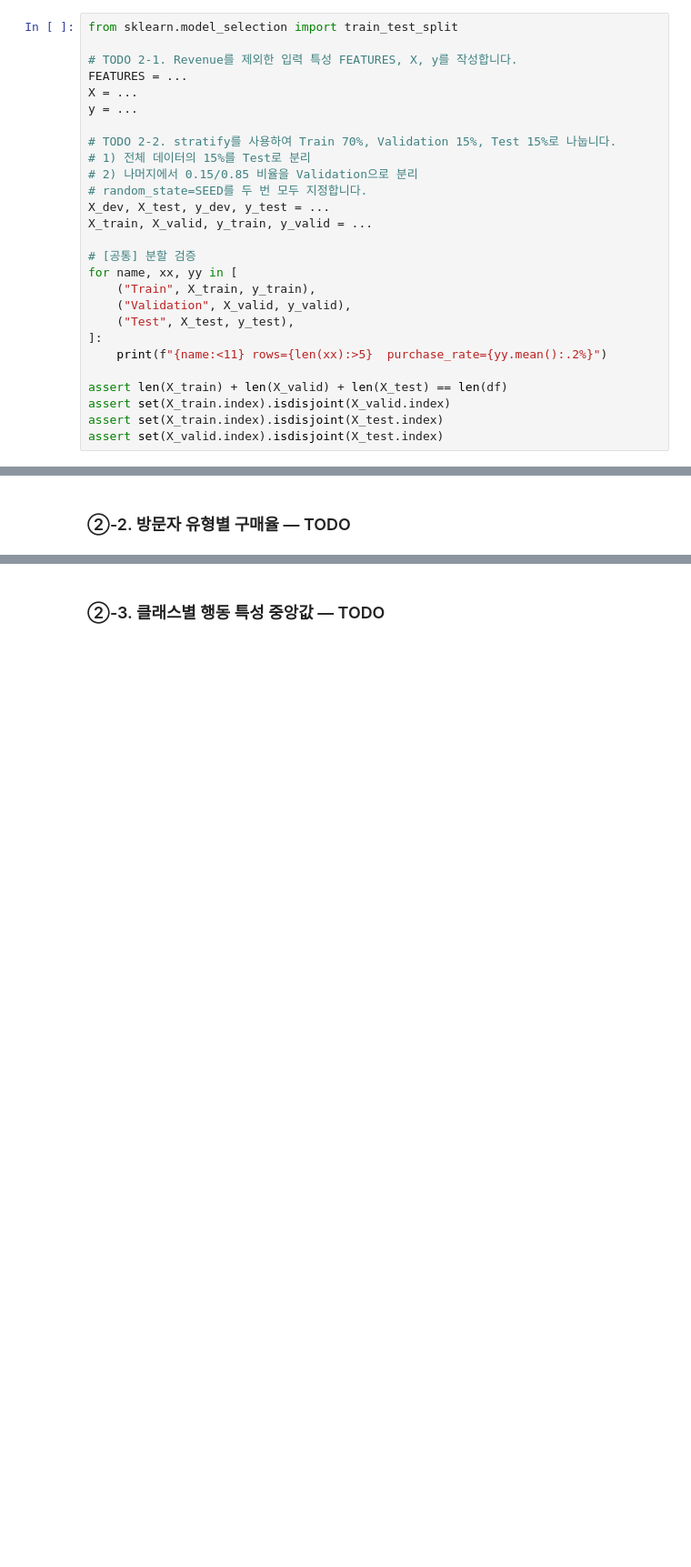
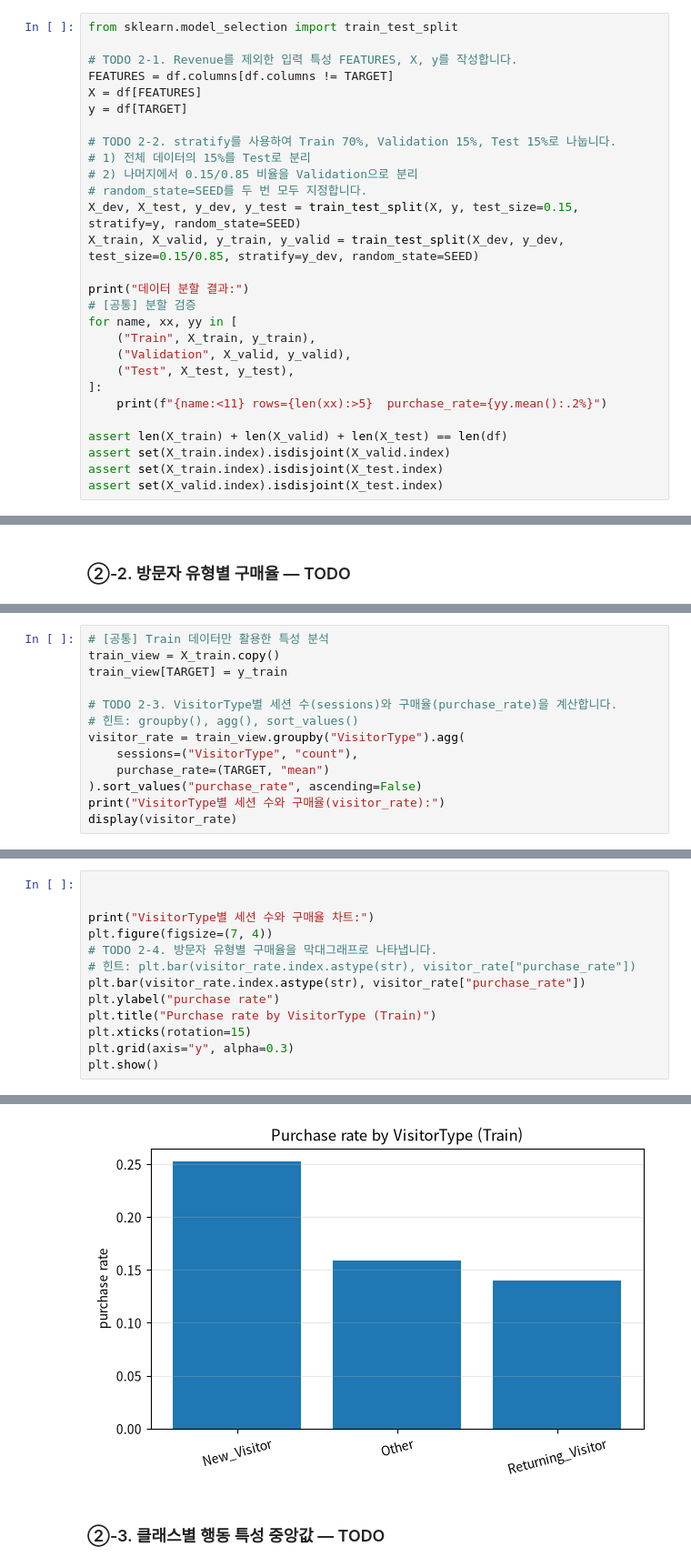
Before and after one commit to mobiemh/ai-miniproject01, a Jupyter notebook: mini-project-01/code/02_classification_online_shopping.ipynb, the cells around one changed output, grey strips where cells are left out. Shown at 91% size. Drawn from its saved outputs; the diff is of its cells as text; blank space fills up the shorter version.

```diff
--- a/mini-project-01/code/02_classification_online_shopping.ipynb
+++ b/mini-project-01/code/02_classification_online_shopping.ipynb
@@ -204,17 +206,18 @@ plt.show()
 from sklearn.model_selection import train_test_split
 
 # TODO 2-1. Revenue를 제외한 입력 특성 FEATURES, X, y를 작성합니다.
-FEATURES = ...
-X = ...
-y = ...
+FEATURES = df.columns[df.columns != TARGET]
+X = df[FEATURES]
+y = df[TARGET]
 
 # TODO 2-2. stratify를 사용하여 Train 70%, Validation 15%, Test 15%로 나눕니다.
 # 1) 전체 데이터의 15%를 Test로 분리
 # 2) 나머지에서 0.15/0.85 비율을 Validation으로 분리
 # random_state=SEED를 두 번 모두 지정합니다.
-X_dev, X_test, y_dev, y_test = ...
-X_train, X_valid, y_train, y_valid = ...
+X_dev, X_test, y_dev, y_test = train_test_split(X, y, test_size=0.15, stratify=y, random_state=SEED)
+X_train, X_valid, y_train, y_valid = train_test_split(X_dev, y_dev, test_size=0.15/0.85, stratify=y_dev, random_state=SEED)
 
+print("데이터 분할 결과:")
 # [공통] 분할 검증
 for name, xx, yy in [
     ("Train", X_train, y_train),
@@ -250,0 +240,13 @@ plt.show()
+# %%
+# [공통] Train 데이터만 활용한 특성 분석
+train_view = X_train.copy()
+train_view[TARGET] = y_train
+
+# TODO 2-3. VisitorType별 세션 수(sessions)와 구매율(purchase_rate)을 계산합니다.
+# 힌트: groupby(), agg(), sort_values()
+visitor_rate = train_view.groupby("VisitorType").agg(
+    sessions=("VisitorType", "count"),
+    purchase_rate=(TARGET, "mean")
+).sort_values("purchase_rate", ascending=False)
+print("VisitorType별 세션 수와 구매율(visitor_rate):")
+display(visitor_rate)
@@ -250,0 +260,14 @@ plt.show()
+# %%
+
+
+print("VisitorType별 세션 수와 구매율 차트:")
+plt.figure(figsize=(7, 4))
+# TODO 2-4. 방문자 유형별 구매율을 막대그래프로 나타냅니다.
+# 힌트: plt.bar(visitor_rate.index.astype(str), visitor_rate["purchase_rate"])
+plt.bar(visitor_rate.index.astype(str), visitor_rate["purchase_rate"])
+plt.ylabel("purchase rate")
+plt.title("Purchase rate by VisitorType (Train)")
+plt.xticks(rotation=15)
+plt.grid(axis="y", alpha=0.3)
+plt.show()
+# %% [output]
@@ -251,3 +275,4 @@ plt.show()
+[figure, added]
 # %% [markdown]
 ### ②-3. 클래스별 행동 특성 중앙값 — TODO
 # %%
```
Also changed, not shown: parts of 5 cells of this notebook.
